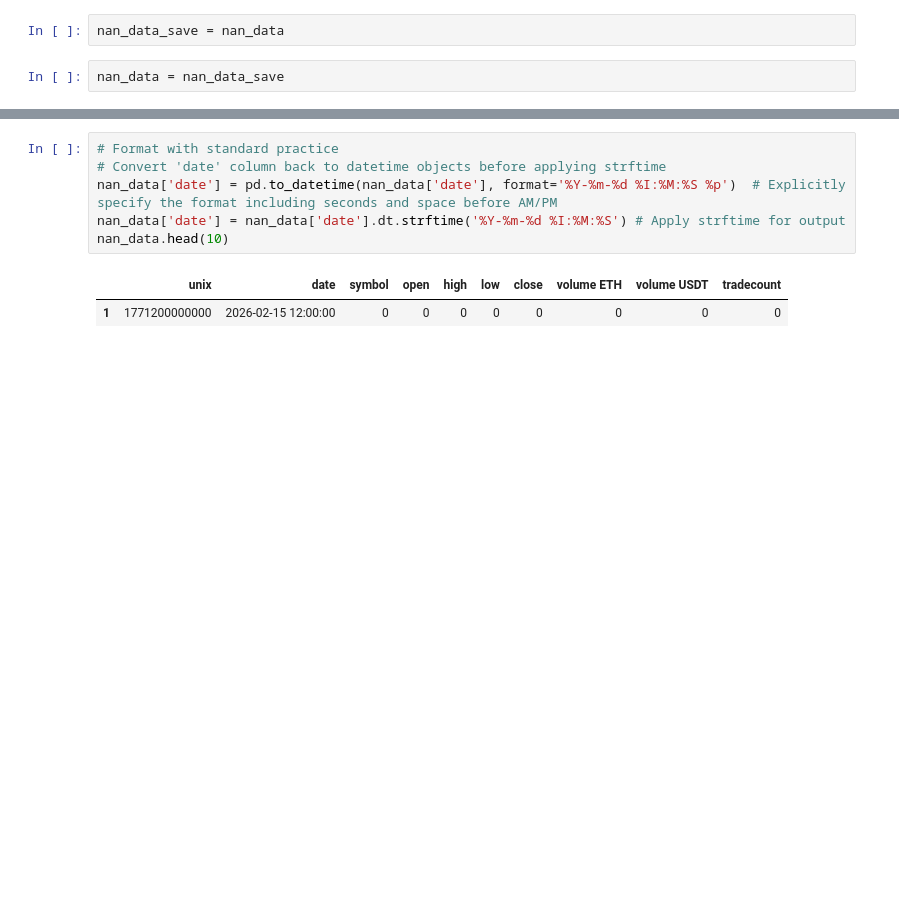
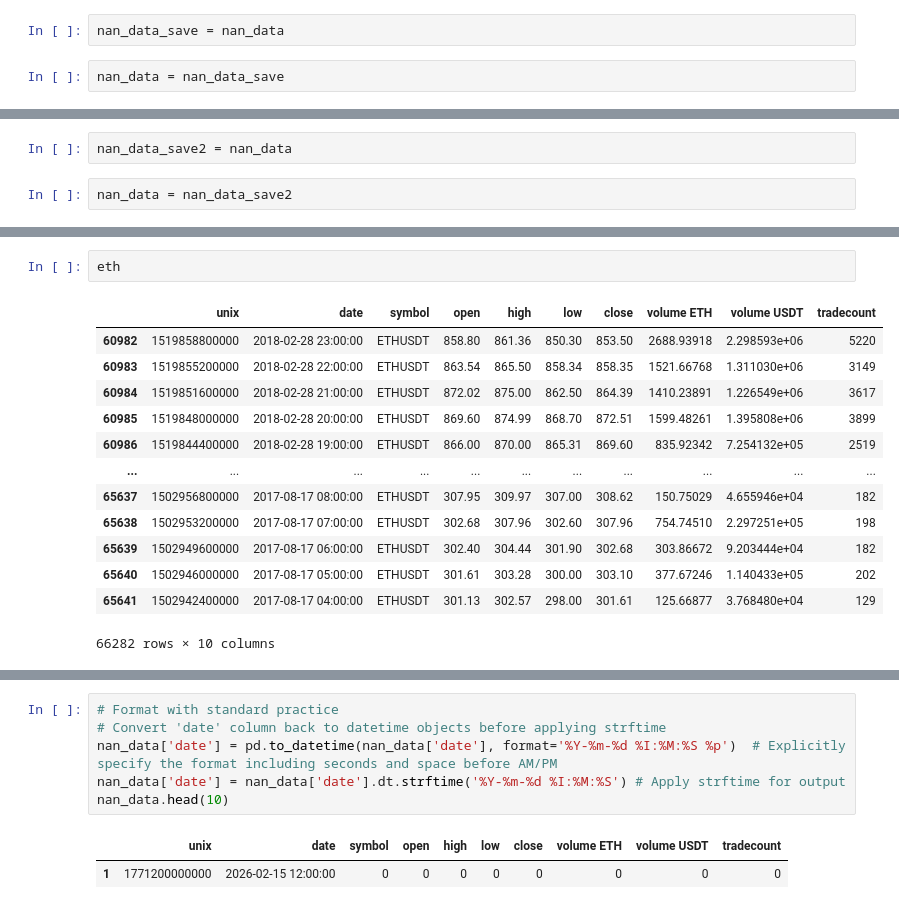
Before and after one commit to NeedlerOP/Binance-Hrly, a Jupyter notebook: Notebooks/ETH_USD_Price_Forcasting.ipynb, the cells around one changed output, grey strips where cells are left out. Cells and saved outputs as stored; diff of their text form; blank space fills up the shorter version.

```diff
--- a/Notebooks/ETH_USD_Price_Forcasting.ipynb
+++ b/Notebooks/ETH_USD_Price_Forcasting.ipynb
@@ -215,0 +240,4 @@ NameError: name 'nandata' is not defined
+# %%
+nan_data_save2 = nan_data
+# %%
+nan_data = nan_data_save2
@@ -216,3 +264,19 @@ NameError: name 'nandata' is not defined
+# %%
+eth
+# %% [output]
+|  | unix | date | symbol | open | high | low | close | volume ETH | volume USDT | tradecount |
+| 60982 | 1519858800000 | 2018-02-28 23:00:00 | ETHUSDT | 858.80 | 861.36 | 850.30 | 853.50 | 2688.93918 | 2.298593e+06 | 5220 |
+| 60983 | 1519855200000 | 2018-02-28 22:00:00 | ETHUSDT | 863.54 | 865.50 | 858.34 | 858.35 | 1521.66768 | 1.311030e+06 | 3149 |
+| 60984 | 1519851600000 | 2018-02-28 21:00:00 | ETHUSDT | 872.02 | 875.00 | 862.50 | 864.39 | 1410.23891 | 1.226549e+06 | 3617 |
+| 60985 | 1519848000000 | 2018-02-28 20:00:00 | ETHUSDT | 869.60 | 874.99 | 868.70 | 872.51 | 1599.48261 | 1.395808e+06 | 3899 |
+| 60986 | 1519844400000 | 2018-02-28 19:00:00 | ETHUSDT | 866.00 | 870.00 | 865.31 | 869.60 | 835.92342 | 7.254132e+05 | 2519 |
+| ... | ... | ... | ... | ... | ... | ... | ... | ... | ... | ... |
+| 65637 | 1502956800000 | 2017-08-17 08:00:00 | ETHUSDT | 307.95 | 309.97 | 307.00 | 308.62 | 150.75029 | 4.655946e+04 | 182 |
+| 65638 | 1502953200000 | 2017-08-17 07:00:00 | ETHUSDT | 302.68 | 307.96 | 302.60 | 307.96 | 754.74510 | 2.297251e+05 | 198 |
+| 65639 | 1502949600000 | 2017-08-17 06:00:00 | ETHUSDT | 302.40 | 304.44 | 301.90 | 302.68 | 303.86672 | 9.203444e+04 | 182 |
+| 65640 | 1502946000000 | 2017-08-17 05:00:00 | ETHUSDT | 301.61 | 303.28 | 300.00 | 303.10 | 377.67246 | 1.140433e+05 | 202 |
+| 65641 | 1502942400000 | 2017-08-17 04:00:00 | ETHUSDT | 301.13 | 302.57 | 298.00 | 301.61 | 125.66877 | 3.768480e+04 | 129 |
+66282 rows × 10 columns
 # %%
 
 
```
Also changed, not shown: parts of 9 cells of this notebook.
